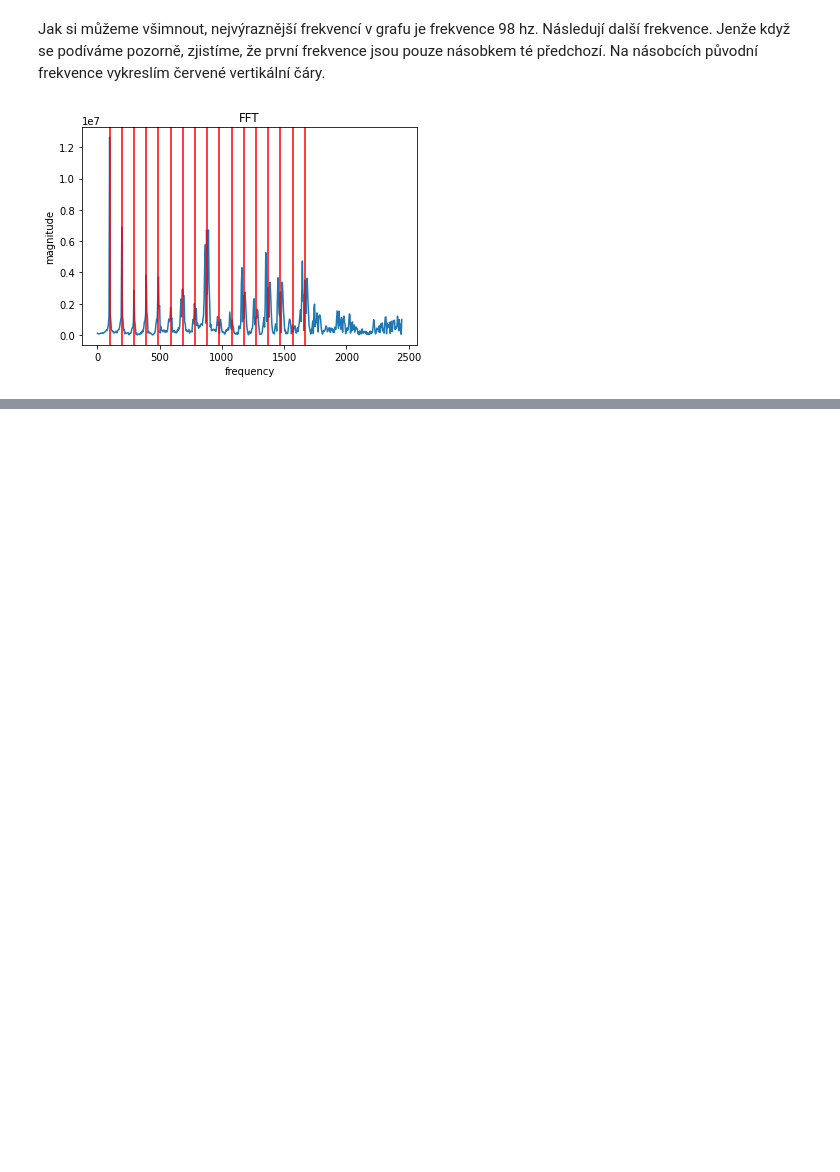
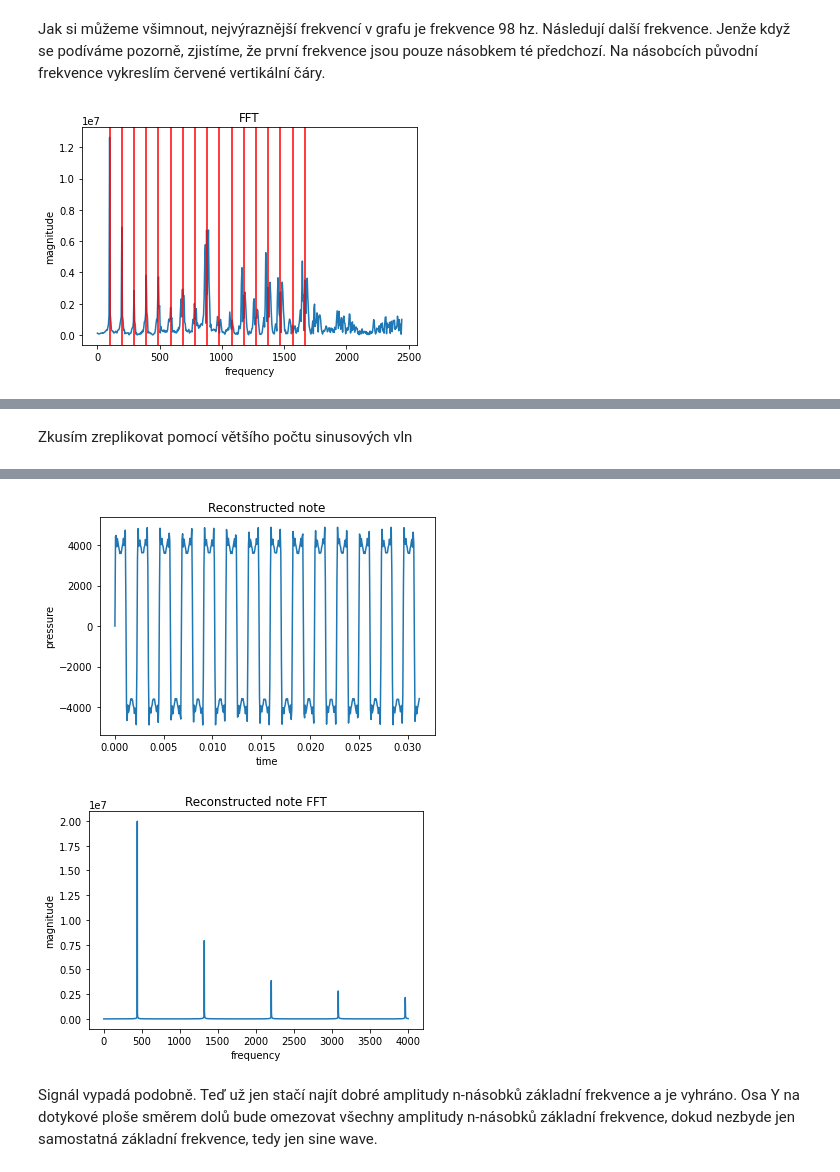
Before and after one commit to Ruuza/sound_analysis_ISS, a Jupyter notebook: sound_analysis.ipynb, the cells around one changed output, grey strips where cells are left out. Saved outputs shown, nothing was run; the diff lists cells and outputs as text; code cells hidden in the pictures; blank space fills up the shorter version.

```diff
--- a/sound_analysis.ipynb
+++ b/sound_analysis.ipynb
@@ -207,0 +207,50 @@ plt.show()
+# %% [markdown]
+Zkusím zreplikovat pomocí většího počtu sinusových vln
+# %%
+fs = 16000.
+duration = 0.5
+t = np.linspace(
+    0., duration, int(fs * duration))
+
+f = 440.0
+
+sound: np.ndarray = np.sin(f * 2. * np.pi * t)
+
+# Create signals on the
+notes = [5000 * np.sin(f * 2. * np.pi * t),
+        2000 *   np.sin(f*3 * 2. * np.pi * t),
+        1000 *   np.sin(f*5 * 2. * np.pi * t),
+        750 *   np.sin(f*7 * 2. * np.pi * t),
+        600 *   np.sin(f*9 * 2. * np.pi * t),
+        400 *   np.sin(f*11 * 2. * np.pi * t),
+        200 *   np.sin(f*13 * 2. * np.pi * t),]
+
+# for i in range(0, len(notes)):
+#     notes[i] = np.array([1 if x >= 0 else -1 for x in notes[i]])
+
+note = notes[0]
+for nt in notes[1:]:
+    note += nt
+
+display(Audio(note, rate=fs))
+
+plt.figure(3)
+plt.title("Reconstructed note")
+plt.xlabel("time")
+plt.ylabel("pressure")
+plt.plot(t[:500], note[:500])
+plt.show()
+
+fft_note = np.fft.fft(note)
+fft_note_mag = np.abs(fft_note)
+
+plt.figure(4)
+plt.title("Reconstructed note FFT")
+plt.xlabel("frequency")
+plt.ylabel("magnitude")
+
+fr = (np.array(range(0, (int)(fs * duration))) / duration)
+
+plt.plot(fr[:2000], fft_note_mag[:2000])
+plt.show()
+# %% [output]
@@ -207,0 +258,4 @@ plt.show()
+[figure, added]
+[figure, added]
+# %% [markdown]
+Signál vypadá podobně. Teď už jen stačí najít dobré amplitudy n-násobků základní frekvence a je vyhráno. Osa Y na dotykové ploše směrem dolů bude omezovat všechny amplitudy n-násobků základní frekvence, dokud nezbyde jen samostatná základní frekvence, tedy jen sine wave.
```
Also changed, not shown: parts of 7 cells of this notebook, 3 other files.
